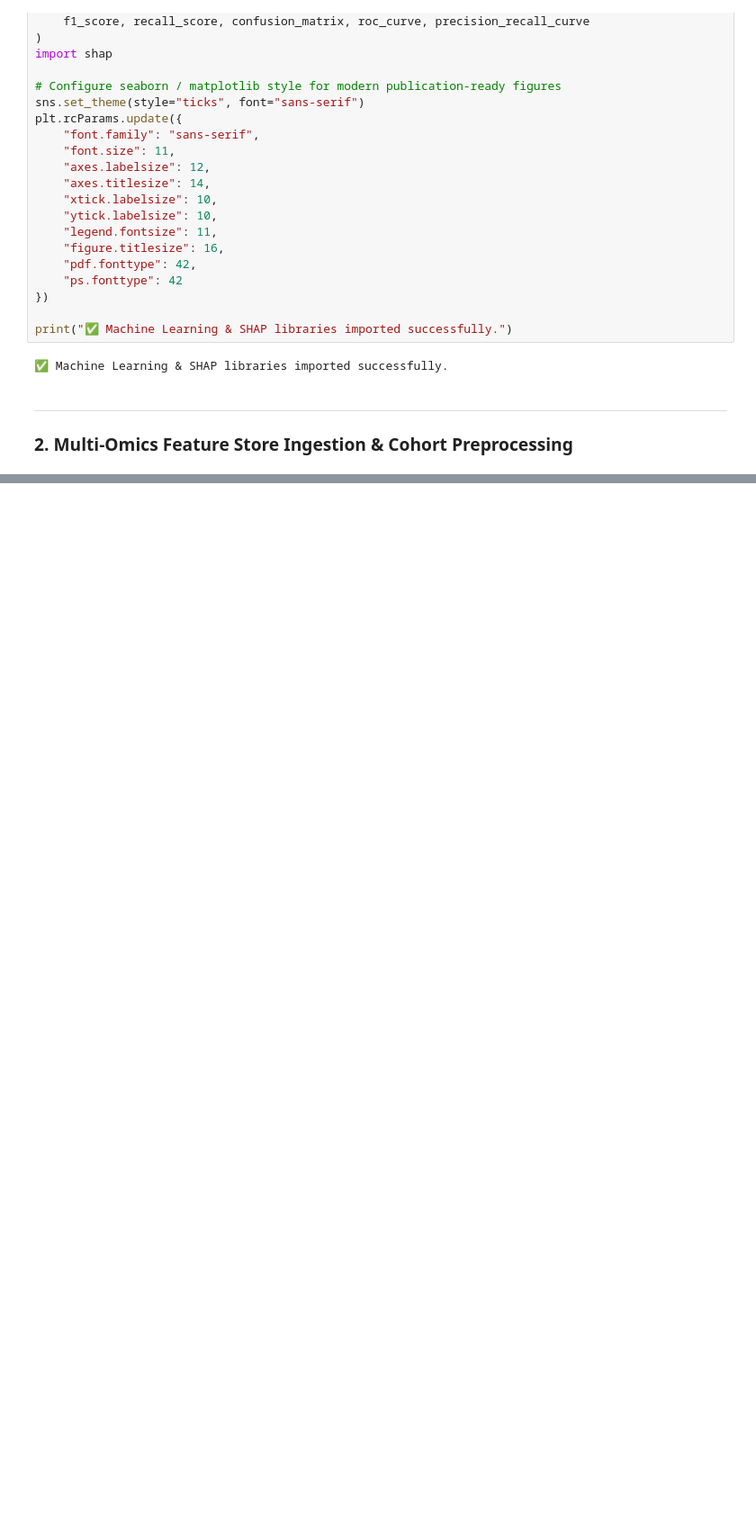
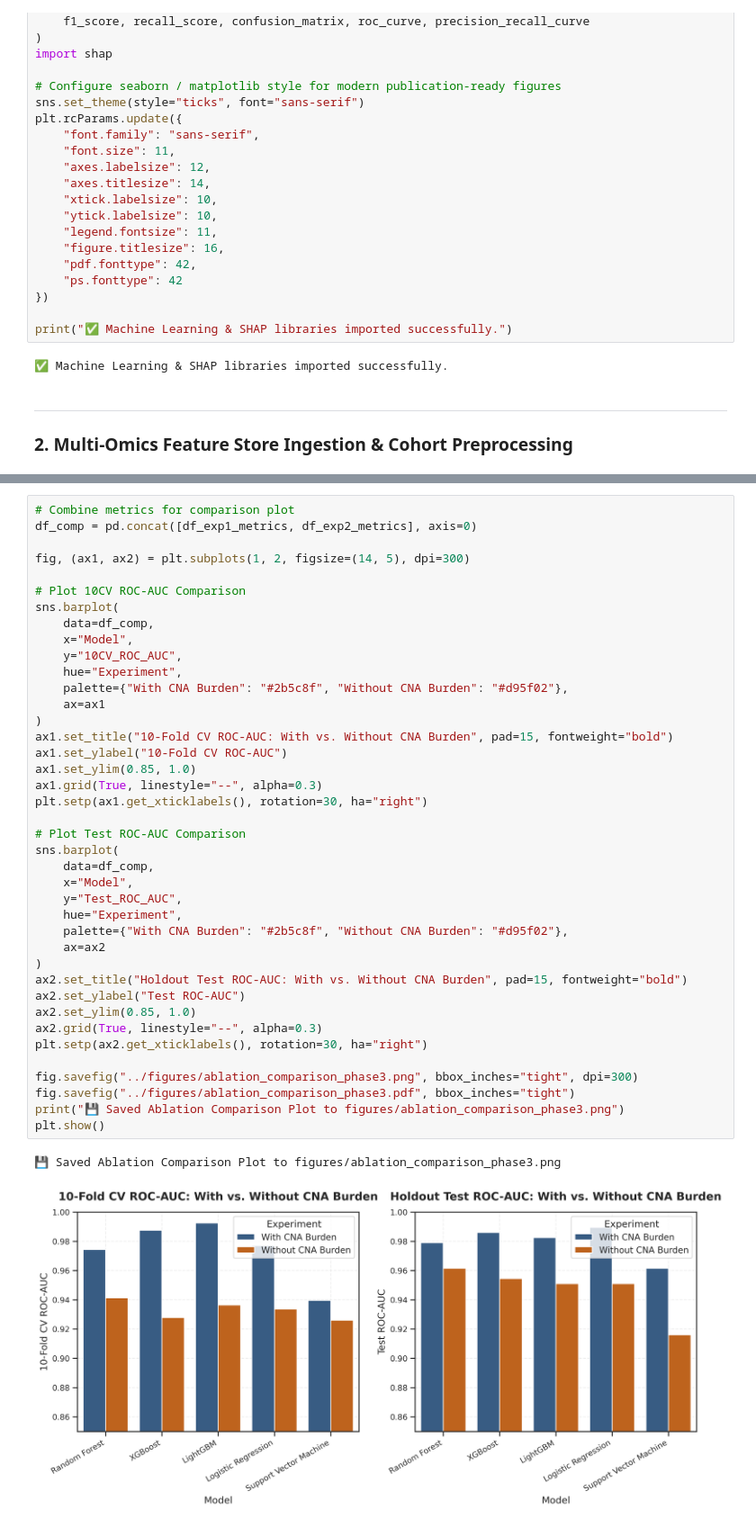
Before and after one commit to parthsanghavi017/GS_vs_CIN, a Jupyter notebook: notebooks/03_phase3_machine_learning_classifier.ipynb, the cells around one changed output, grey strips where cells are left out. Shown at 90% size. Saved outputs shown, nothing was run; the diff lists cells and outputs as text; blank space fills up the shorter version.

```diff
--- a/notebooks/03_phase3_machine_learning_classifier.ipynb
+++ b/notebooks/03_phase3_machine_learning_classifier.ipynb
@@ -372,0 +352,43 @@ plt.show()
+# %%
+# Combine metrics for comparison plot
+df_comp = pd.concat([df_exp1_metrics, df_exp2_metrics], axis=0)
+
+fig, (ax1, ax2) = plt.subplots(1, 2, figsize=(14, 5), dpi=300)
+
+# Plot 10CV ROC-AUC Comparison
+sns.barplot(
+    data=df_comp,
+    x="Model",
+    y="10CV_ROC_AUC",
+    hue="Experiment",
+    palette={"With CNA Burden": "#2b5c8f", "Without CNA Burden": "#d95f02"},
+    ax=ax1
+)
+ax1.set_title("10-Fold CV ROC-AUC: With vs. Without CNA Burden", pad=15, fontweight="bold")
+ax1.set_ylabel("10-Fold CV ROC-AUC")
+ax1.set_ylim(0.85, 1.0)
+ax1.grid(True, linestyle="--", alpha=0.3)
+plt.setp(ax1.get_xticklabels(), rotation=30, ha="right")
+
+# Plot Test ROC-AUC Comparison
+sns.barplot(
+    data=df_comp,
+    x="Model",
+    y="Test_ROC_AUC",
+    hue="Experiment",
+    palette={"With CNA Burden": "#2b5c8f", "Without CNA Burden": "#d95f02"},
+    ax=ax2
+)
+ax2.set_title("Holdout Test ROC-AUC: With vs. Without CNA Burden", pad=15, fontweight="bold")
+ax2.set_ylabel("Test ROC-AUC")
+ax2.set_ylim(0.85, 1.0)
+ax2.grid(True, linestyle="--", alpha=0.3)
+plt.setp(ax2.get_xticklabels(), rotation=30, ha="right")
+
+fig.savefig("../figures/ablation_comparison_phase3.png", bbox_inches="tight", dpi=300)
+fig.savefig("../figures/ablation_comparison_phase3.pdf", bbox_inches="tight")
+print("💾 Saved Ablation Comparison Plot to figures/ablation_comparison_phase3.png")
+plt.show()
+# %% [output]
+💾 Saved Ablation Comparison Plot to figures/ablation_comparison_phase3.png
+[figure, added]
```
Also changed, not shown: parts of 21 cells of this notebook, 13 other files.
